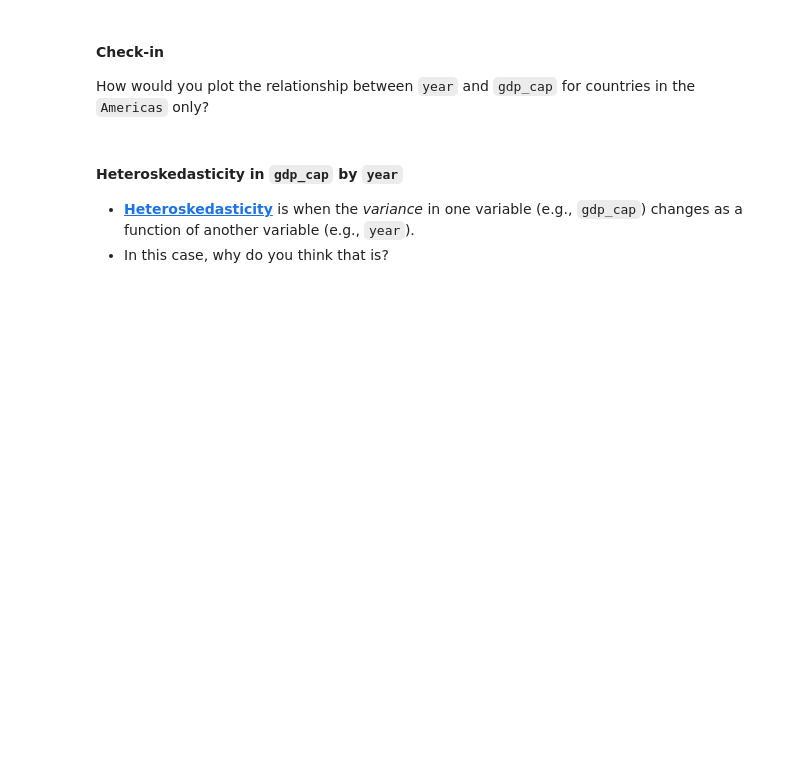
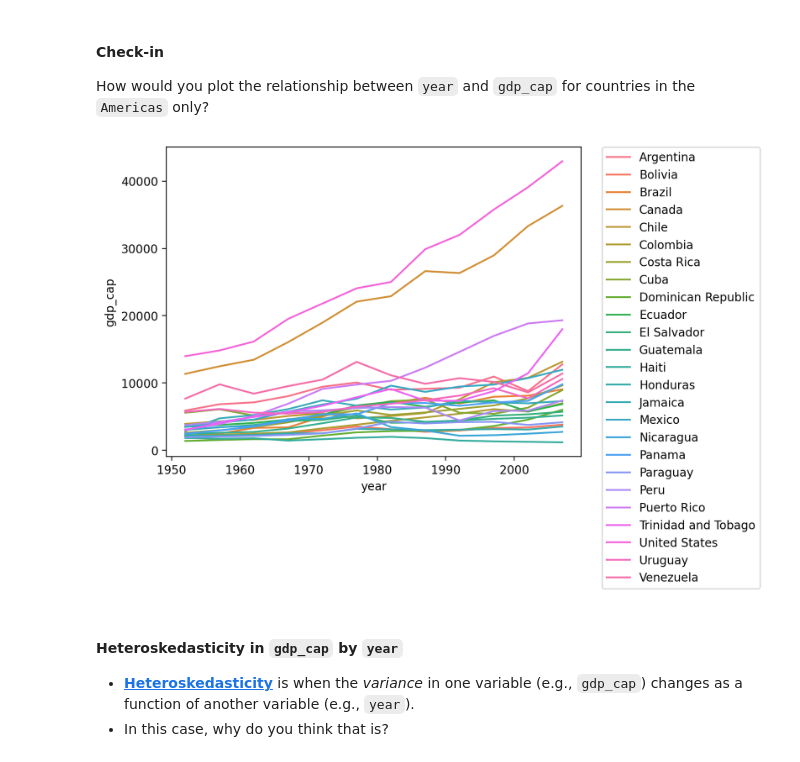
Before and after one commit to arietz/DS2025, a Jupyter notebook: Report4/Exercise6.ipynb, the cells around one changed output. Saved outputs shown, nothing was run; the diff lists cells and outputs as text; code cells hidden in the pictures; blank space fills up the shorter version.

```diff
--- a/Report4/Exercise6.ipynb
+++ b/Report4/Exercise6.ipynb
@@ -230,7 +244,15 @@ plt.legend(bbox_to_anchor=(1.05, 1), loc='upper left', borderaxespad=0);
 
 How would you plot the relationship between `year` and `gdp_cap` for countries in the `Americas` only?
 # %%
-### Your code here
+sns.lineplot(
+    data=df_gapminder[df_gapminder['continent'] == "Americas"],
+    x='year',
+    y='gdp_cap',
+    hue='country'
+)
+plt.legend(bbox_to_anchor=(1.05, 1), loc='upper left', borderaxespad=0);
+# %% [output]
+[figure, added]
 # %% [markdown]
 #### Heteroskedasticity in `gdp_cap` by `year`
 
```
Also changed, not shown: parts of 7 cells of this notebook, 1 other file.
